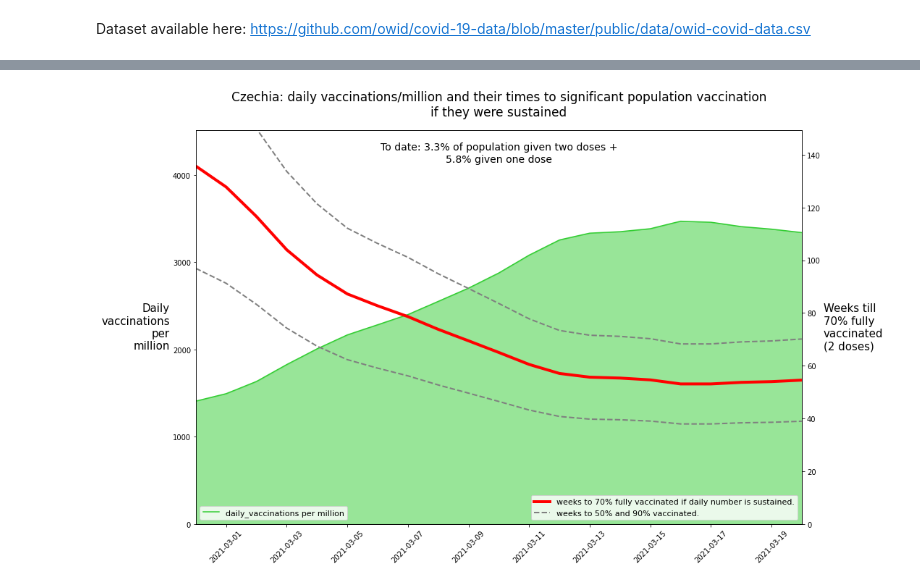
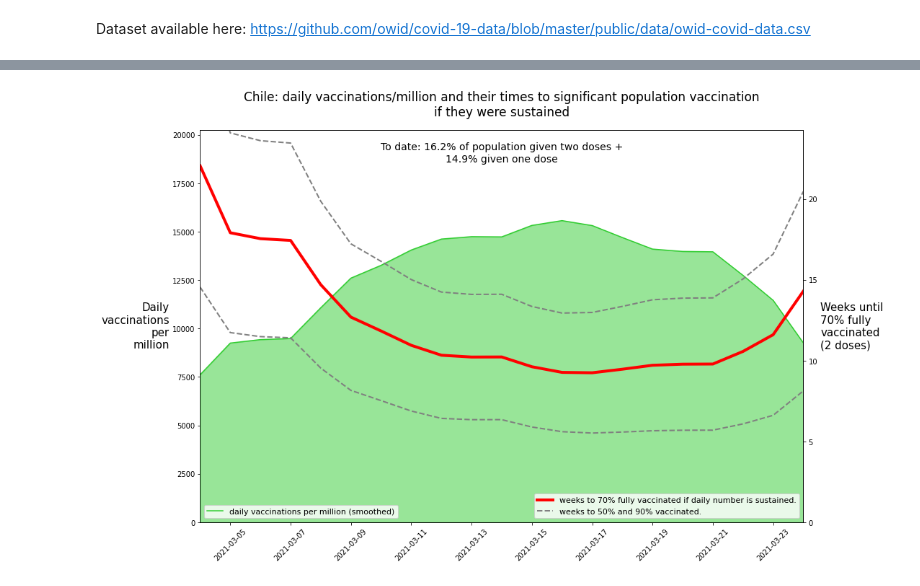
Before and after one commit to babsyco/C19_cases_deaths_vaccinations, a Jupyter notebook: vaccine_rollout1.ipynb, the cells around one changed output, grey strips where cells are left out. Saved outputs shown, nothing was run; the diff lists cells and outputs as text; code cells hidden in the pictures.

```diff
--- a/vaccine_rollout1.ipynb
+++ b/vaccine_rollout1.ipynb
@@ -276,12 +276,15 @@ if save_files:
 #############################
 # WEEKS TO FULL VACCINATION #
 #############################
-location = 'Czechia'
+location = 'Chile'
 last_n_days = 21
 HI_threshold = 0.7
 times_to_HI = []
+lowerInterval_HI_times = []
+upperInterval_HI_times = []
 daily_vaxs = []
 dates = []
+
 
 # select relevant columns for location
 location_daily_vaxPerMil_df = OWID_preProcessed_data_df.loc[location, ['new_vaccinations_smoothed_per_million', 'date', 'total_vaccinations_per_million',
@@ -295,14 +298,15 @@ for i in range(last_n_days):
   if location_daily_vaxPerMil_df.iloc[-1*last_n_days+i]['new_vaccinations_smoothed_per_million'] > 0:
     daily_fig = location_daily_vaxPerMil_df.iloc[-1*last_n_days+i]['new_vaccinations_smoothed_per_million']
     total_fig = location_daily_vaxPerMil_df.iloc[-1*last_n_days+i]['total_vaccinations_per_million']
+    fully_vaxxed_fig = location_daily_vaxPerMil_df.iloc[-1*last_n_days+i]['people_fully_vaccinated_per_million']
+    if math.isnan(fully_vaxxed_fig):
+      fully_vaxxed_fig = 0
     daily_vaxs.append(daily_fig)
     dates.append(location_daily_vaxPerMil_df.iloc[-1*last_n_days+i]['date'])
-    times_to_HI.append((HI_threshold*2000000-total_fig)/(daily_fig)/7)
-
-# calculate upper and lower HI interval data
-upperInterval_HI_times = [((HI_threshold+0.2)/HI_threshold)*x for x in times_to_HI]
-lowerInterval_HI_times = [((HI_threshold-0.2)/HI_threshold)*x for x in times_to_HI]
-
+    # append lists for plotting
+    times_to_HI.append(((HI_threshold*1000000 - fully_vaxxed_fig)*2 - (total_fig-2*fully_vaxxed_fig))/(daily_fig*7))
+    lowerInterval_HI_times.append((((HI_threshold-0.2)*1000000 - fully_vaxxed_fig)*2 - (total_fig-2*fully_vaxxed_fig))/(daily_fig*7))
+    upperInterval_HI_times.append((((HI_threshold+0.2)*1000000 - fully_vaxxed_fig)*2 - (total_fig-2*fully_vaxxed_fig))/(daily_fig*7))
 
 # Vaccination breakdowns
 percent_single_dose = (location_daily_vaxPerMil_df['total_vaccinations_per_million'].tail(1) - location_daily_vaxPerMil_df['people_fully_vaccinated_per_million'].tail(1)*2)/10000
@@ -313,37 +317,37 @@ fig, ax1 = plt.subplots(figsize=(15,10))
 ax1.set_title('%s: daily vaccinations/million and their times to significant population vaccination\nif they were sustained' % location, fontsize=17, pad=20)
 ax2 = ax1.twinx()
 # ax1: daily vaxs
 ax1.set_ylabel("Daily\nvaccinations\nper\nmillion", fontsize=15,rotation='horizontal', ha='right', va='center')
 ax1.fill_between(dates, daily_vaxs, color='limegreen', alpha=0.5, zorder=-1)
 ax1.set_ylim([0, max(daily_vaxs)*1.3])
 ax1.set_xlim([dates[0], dates[-1]])
 ax1.set_xticklabels(ax1.get_xticks(), rotation = 45)
 ax1.plot(dates,daily_vaxs, color='limegreen',zorder=1)
-ax1.legend(['daily_vaccinations per million'], loc='lower left', fontsize=11)
+ax1.legend(['daily vaccinations per million (smoothed)'], loc='lower left', fontsize=11)
 # ax2: weeks to HI
-ax2.set_ylim([0, max(times_to_HI)*1.1])
 ax2.plot(dates, times_to_HI, color='red', linewidth=4)
+ax2.set_ylim([0, max([x for x in times_to_HI if np.isnan(x) == False])*1.1])
 ax2.plot(dates, upperInterval_HI_times, color='grey', linewidth=2, linestyle='--')
 ax2.plot(dates, lowerInterval_HI_times, color='grey', linewidth=2, linestyle='--')
-ax2.set_ylabel("Weeks till\n%d%% fully\nvaccinated\n(2 doses)" % int(100*HI_threshold), fontsize=15, rotation='horizontal', ha='left', va='center')
+ax2.set_ylabel("Weeks until\n%d%% fully\nvaccinated\n(2 doses)" % int(100*HI_threshold), fontsize=15, rotation='horizontal', ha='left', va='center')
 ax2.legend(['weeks to %d%% fully vaccinated if daily number is sustained.' % int(HI_threshold*100), 'weeks to %d%% and %d%% vaccinated.' % (int((HI_threshold-0.2)*100+1), int((HI_threshold+0.2)*100+1))],
            fontsize=11, loc='lower right')
 if not math.isnan(percent_double_dose):
   ax2.text(dates[int(len(dates)/2)], ax2.get_ylim()[1]*0.97, 'To date: %0.1f%% of population given two doses +\n%0.1f%% given one dose' % (percent_double_dose, percent_single_dose),
          ha='center', va='top', fontsize=14)
 
 
 # save file
 if save_files:
   if not os.path.exists('plots'):
     os.makedirs('plots')
   filename = 'Times_to_HI_%s' % location
   plt.savefig(filename, bbox_inches = 'tight')
   files.download(filename+'.png')
 # %% [output]
 [interactive output not drawn]
 [interactive output not drawn]
-[figure, old version]
+[figure, new version]
 # %%
 #####################
 # DATASET SUMMARIES #
```
Also changed, not shown: parts of 5 cells of this notebook.
